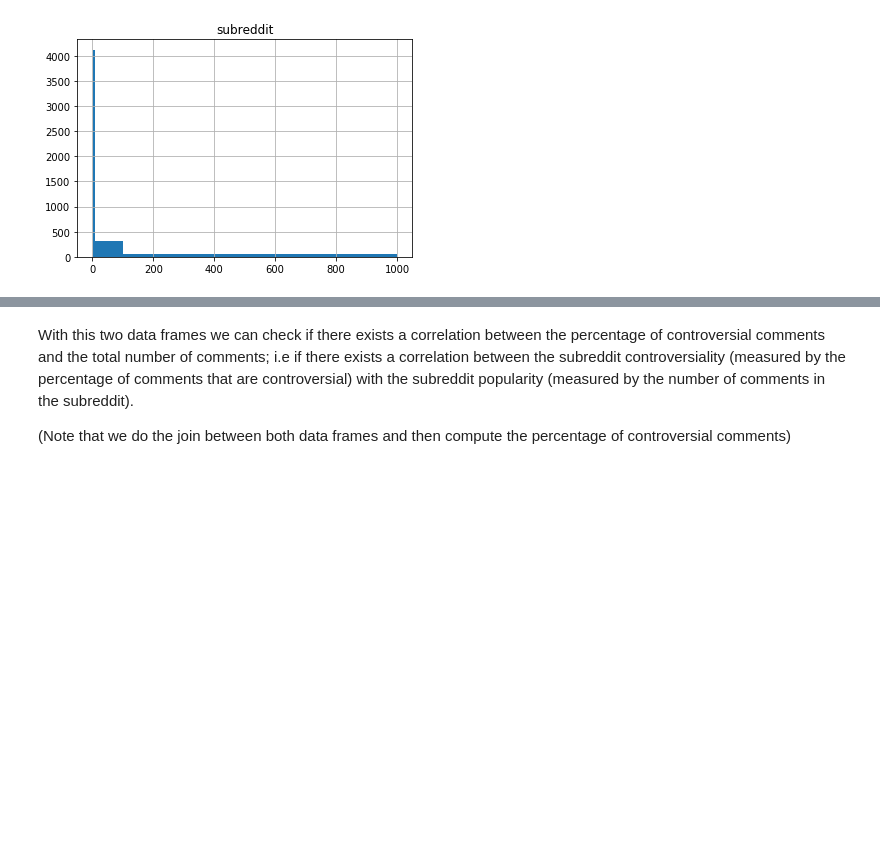
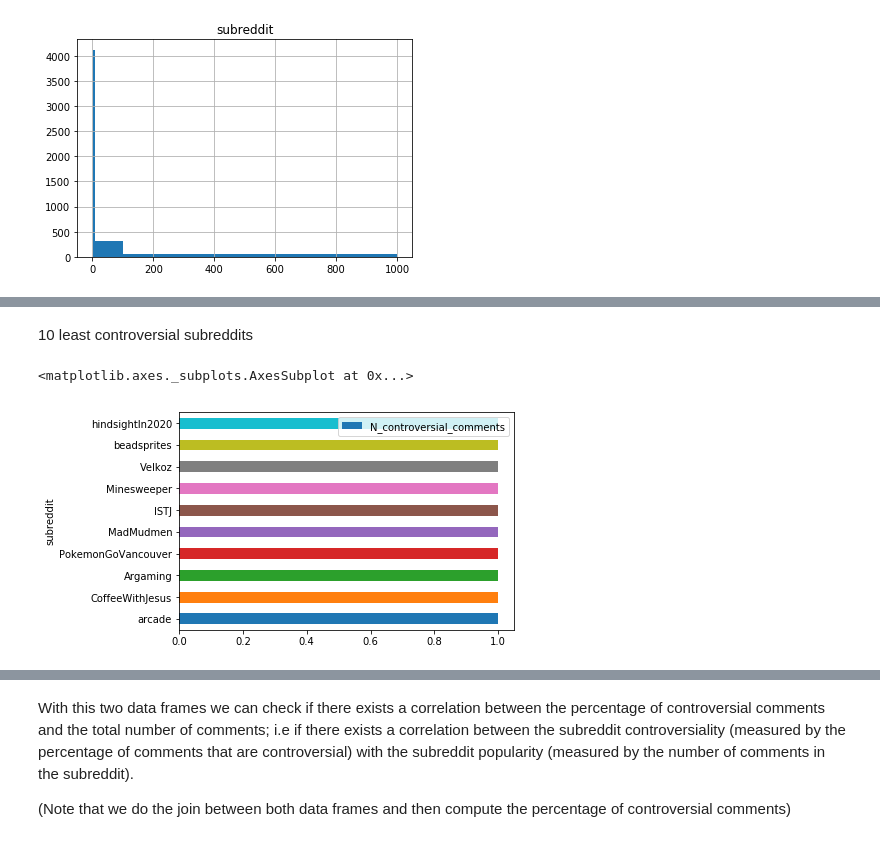
Before and after one commit to VashMKS/ada-project, a Jupyter notebook: Milestone 2.ipynb, the cells around one changed output, grey strips where cells are left out. Drawn from its saved outputs; the diff is of its cells as text; code cells hidden in the pictures; blank space fills up the shorter version.

```diff
--- a/Milestone 2.ipynb
+++ b/Milestone 2.ipynb
@@ -424,0 +435,7 @@ only showing top 2 rows
+# %% [markdown]
+10 least controversial subreddits
+# %%
+df_controversial_per_subr_count_pd.sort_values(by='N_controversial_comments',ascending=True).iloc[:10,:].plot(kind='barh',x='subreddit',y='N_controversial_comments')
+# %% [output]
+<matplotlib.axes._subplots.AxesSubplot at 0x...>
+[figure, added]
```
Also changed, not shown: parts of 6 cells of this notebook.
